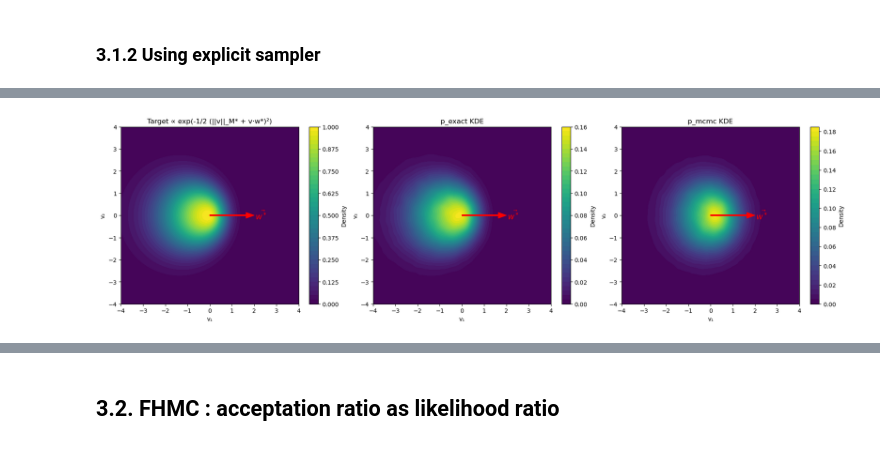
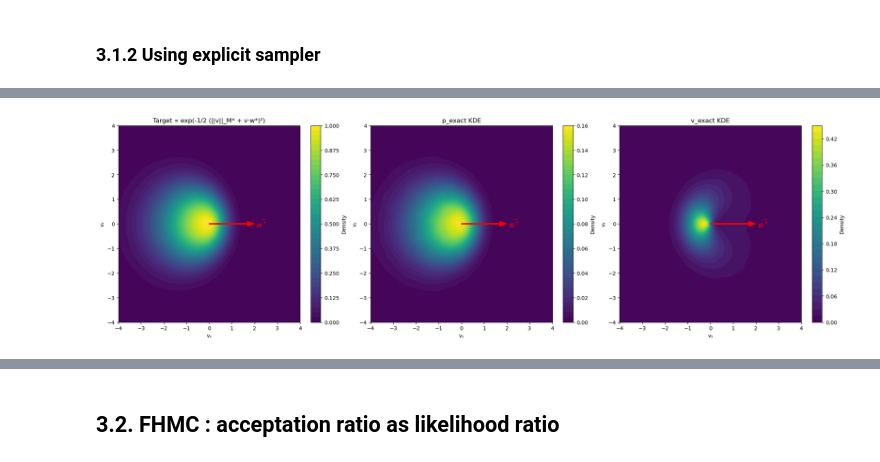
Before and after one commit to abelmaxv/geodesic_toolbox, a Jupyter notebook: experiment/FHMC.ipynb, the cells around one changed output, grey strips where cells are left out. Cells and saved outputs as stored; diff of their text form; code cells hidden in the pictures.

```diff
--- a/experiment/FHMC.ipynb
+++ b/experiment/FHMC.ipynb
@@ -503,6 +578,6 @@ M = torch.tensor([[0.1, 0.],
               [0.0, 0.2]])
 # %%
 num_samples = 10**6
-z, mean_iters = momentum_exact_sampler(M, w, num_samples, return_stats=True)
+p, mean_iters = momentum_exact_sampler(M, w, num_samples, return_stats=True)
 print(f"Mean number of iterations: {mean_iters}")
 # %% [output]
@@ -514 +585,4 @@ tensor(1.5477)
+# %%
+# Apply Legendre transform
+v = reversed_legendre(p, M, w)
 # %%
@@ -1514,19 +1565,15 @@ l = 1
 gamma = 0.01
 omega = 10.
 N_run = 1000
-momentum_N = 50
-momentum_sigma = 0.1
 
-
-sampler_brownian_explicit = ExplicitFinslerBrownian(
+sampler_brownian_explicit = ExplicitFHMC(
     randers_cometric,
     l,
     gamma,
     omega,
     N_run,
-    momentum_N,
-    momentum_sigma,
-    pbar = True
+    pbar = True,
+    skip_acceptance = True
     )
 # %%
 z = torch.tensor([[0.,1.]]*10**6)
@@ -1534,8 +1581,7 @@ w = randers_cometric.omega_star(z)[0]
 M = randers_cometric.G_star(z)[0]
 
 p_exact = sampler_brownian_explicit.sample_momentum_exact(z)
+v_exact = reversed_legendre(p_exact, M, w)
 print("Exact sampler done ")
-p_mcmc = sampler_brownian_explicit.sample_momentum_mcmc(z)
-print("MCMC sampler done")
 # %% [output]
 Exact sampler done
@@ -1543,71 +1588,81 @@ MCMC sampler done
 # %%
+
 # Prepare data for samplers
 p_exact_np = p_exact.detach().cpu().numpy()
-p_mcmc_np  = p_mcmc.detach().cpu().numpy()
+v_exact_np = v_exact.detach().cpu().numpy()
 
-# Compute KDEs
+# Compute KDEs for p and v
 kde_exact = gaussian_kde(p_exact_np.T)
-kde_mcmc  = gaussian_kde(p_mcmc_np.T)
+kde_v_exact = gaussian_kde(v_exact_np.T)
 
 # Plot grid
 grid_size = 150
 xgrid = np.linspace(-4, 4, grid_size)
 ygrid = np.linspace(-4, 4, grid_size)
 xx, yy = np.meshgrid(xgrid, ygrid)
 grid_points = np.vstack([xx.ravel(), yy.ravel()])
 
 zz_exact = kde_exact(grid_points).reshape(xx.shape)
-zz_mcmc  = kde_mcmc(grid_points).reshape(xx.shape)
+zz_v_exact = kde_v_exact(grid_points).reshape(xx.shape)
 
 # Target log-density in v (using current M, w)
 norm_M_v = np.sqrt(np.einsum('...i,ij,...j->...', grid_points.T, M, grid_points.T))
 dot_v_w = np.dot(grid_points.T, w)
 z_target = np.exp(-0.5 * (norm_M_v + dot_v_w)**2)
 z_target = z_target.reshape(xx.shape)
 
-# Plot: only target, p_exact, and p_mcmc
-fig, axs = plt.subplots(1, 3, figsize=(18, 5), constrained_layout=True)
+# Plot: target, p_exact, v_exact on one row (1 row, 3 cols: last subplot empty)
+fig, axs = plt.subplots(1, 3, figsize=(20, 6), constrained_layout=True)
 
-cf_targ = axs[0].contourf(xx, yy, z_target, levels=40, cmap='viridis')
-plt.colorbar(cf_targ, ax=axs[0], label="Density")
-axs[0].set_xlim([-4, 4])
-axs[0].set_ylim([-4, 4])
-axs[0].set_xlabel("v₁")
-axs[0].set_ylabel("v₂")
-axs[0].set_title("Target ∝ exp(-1/2 (||v||_M* + v·w*)²)")
-# Plot w as an arrow in all plots:
-origin = np.array([[0, 0]])  # origin for the arrow
+ax_flat = axs.flat
+# Target
+cf_targ = ax_flat[0].contourf(xx, yy, z_target, levels=40, cmap='viridis')
+plt.colorbar(cf_targ, ax=ax_flat[0], label="Density")
+ax_flat[0].set_xlim([-4, 4])
+ax_flat[0].set_ylim([-4, 4])
+ax_flat[0].set_xlabel("v₁")
+ax_flat[0].set_ylabel("v₂")
+ax_flat[0].set_title("Target ∝ exp(-1/2 (||v||_M* + v·w*)²)")
+
+# p_exact KDE
+cf_exact = ax_flat[1].contourf(xx, yy, zz_exact, levels=40)
+plt.colorbar(cf_exact, ax=ax_flat[1], label="Density")
+ax_flat[1].set_xlim([-4, 4])
+ax_flat[1].set_ylim([-4, 4])
+ax_flat[1].set_xlabel("v₁")
+ax_flat[1].set_ylabel("v₂")
+ax_flat[1].set_title("p_exact KDE")
+
+# v_exact KDE
+cf_v_exact = ax_flat[2].contourf(xx, yy, zz_v_exact, levels=40)
+plt.colorbar(cf_v_exact, ax=ax_flat[2], label="Density")
+ax_flat[2].set_xlim([-4, 4])
+ax_flat[2].set_ylim([-4, 4])
+ax_flat[2].set_xlabel("v₁")
+ax_flat[2].set_ylabel("v₂")
+ax_flat[2].set_title("v_exact KDE")
+
+# Remove unused fourth subplot (if any - for compatibility with 1x3 layout)
+if len(ax_flat) > 3:
+    for i in range(3, len(ax_flat)):
+        ax_flat[i].axis('off')
+
+# Plot w as an arrow in all populated plots:
 arrow_scale = 2.0 / np.linalg.norm(w) if np.linalg.norm(w) > 0 else 1.0  # scale to length 2
 w_scaled = w * arrow_scale
-for ax in axs:
-    ax.annotate(
+for i in range(3):
+    ax_flat[i].annotate(
         "", xy=w_scaled, xytext=(0, 0),
         arrowprops=dict(facecolor='red', edgecolor='red', width=2, headwidth=10, headlength=14),
         annotation_clip=False,
     )
-    ax.text(
+    ax_flat[i].text(
         w_scaled[0]*1.15, w_scaled[1]*1.15, r"$\vec{w^*}$", color="red", fontsize=14,
         ha='center', va='center', fontweight='bold'
     )
 
-cf_exact = axs[1].contourf(xx, yy, zz_exact, levels=40)
-plt.colorbar(cf_exact, ax=axs[1], label="Density")
-axs[1].set_xlim([-4, 4])
-axs[1].set_ylim([-4, 4])
-axs[1].set_xlabel("v₁")
-axs[1].set_ylabel("v₂")
-axs[1].set_title("p_exact KDE")
-
-cf_mcmc = axs[2].contourf(xx, yy, zz_mcmc, levels=40)
-plt.colorbar(cf_mcmc, ax=axs[2], label="Density")
-axs[2].set_xlim([-4, 4])
-axs[2].set_ylim([-4, 4])
-axs[2].set_xlabel("v₁")
-axs[2].set_ylabel("v₂")
-axs[2].set_title("p_mcmc KDE")
-
 plt.show()
 # %% [output]
-[figure, old version]
+[figure, new version]
 # %%
 traj = sampler_brownian_explicit.sample(
```
Also changed, not shown: parts of 28 cells of this notebook, 1 other file.
